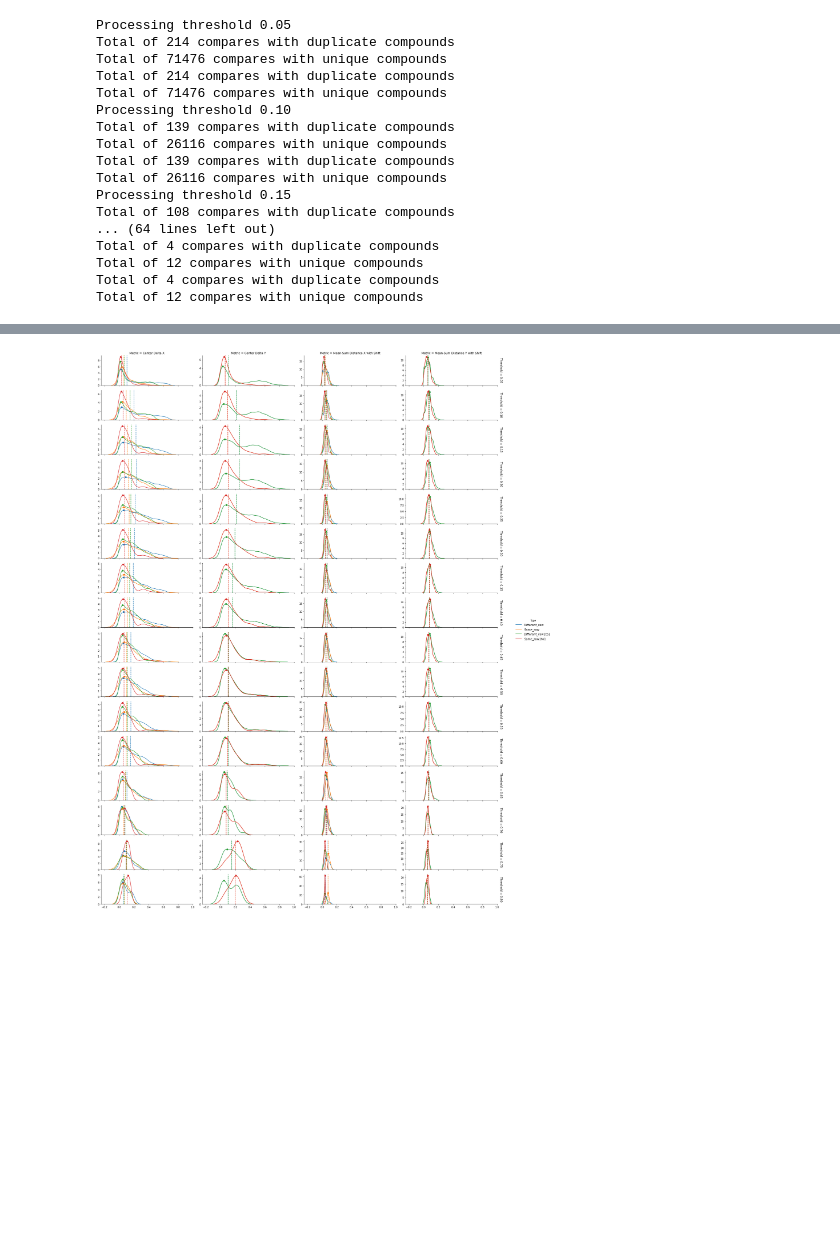
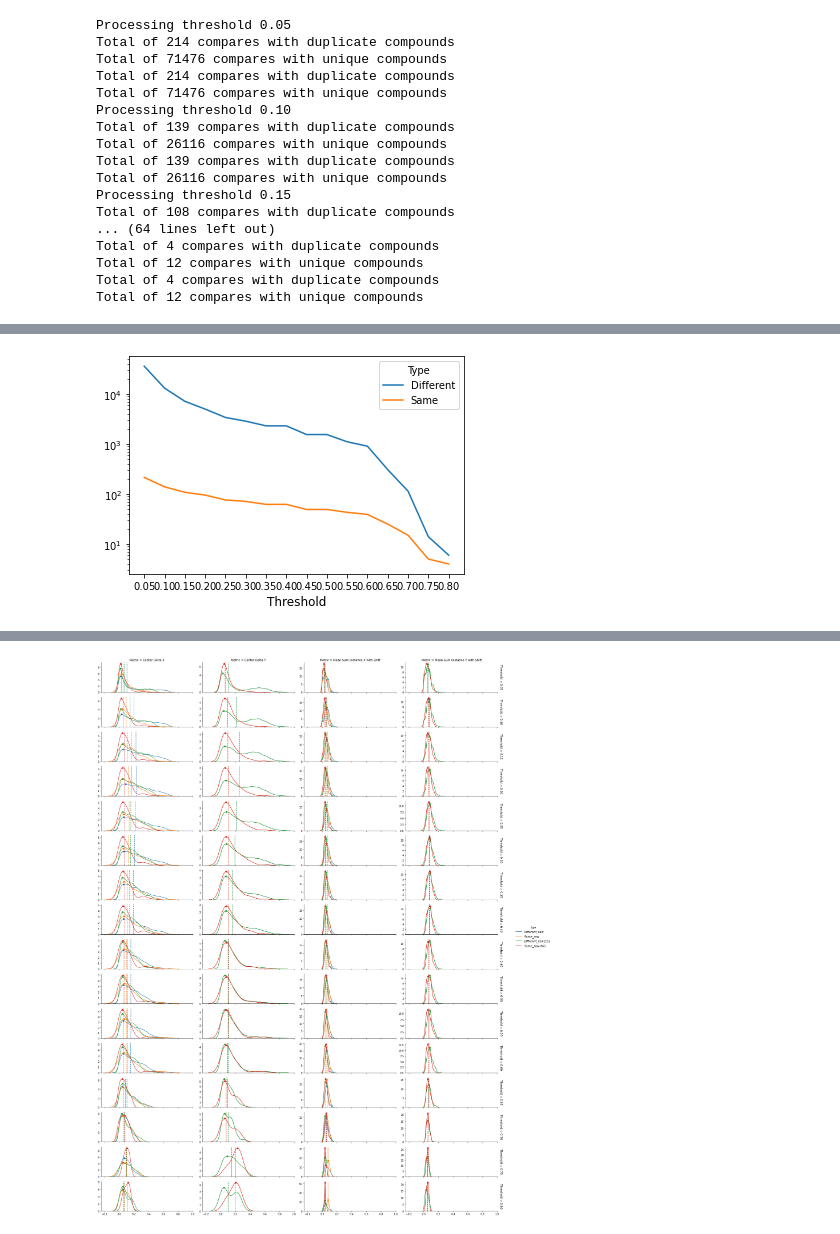
Before and after one commit to leorrose/CellProfiling-research, a Jupyter notebook: code/notebooks/Repeated-Results.ipynb, the cells around one changed output, grey strips where cells are left out. Saved outputs shown, nothing was run; the diff lists cells and outputs as text; code cells hidden in the pictures; blank space fills up the shorter version.

```diff
--- a/code/notebooks/Repeated-Results.ipynb
+++ b/code/notebooks/Repeated-Results.ipynb
@@ -415,3 +420,8 @@ dtype: int64
+# %%
+ax = sns.lineplot(data=amount, hue='Type', x='Threshold', y=amount)
+ax.set_yscale('log')
+# %% [output]
+[figure, added]
 # %%
 compares_algo = compares.copy()
 compares_algo['Algo'] = compares_algo['Type'].str.split('_').apply(lambda x: x[1])
```
Also changed, not shown: parts of 6 cells of this notebook.
